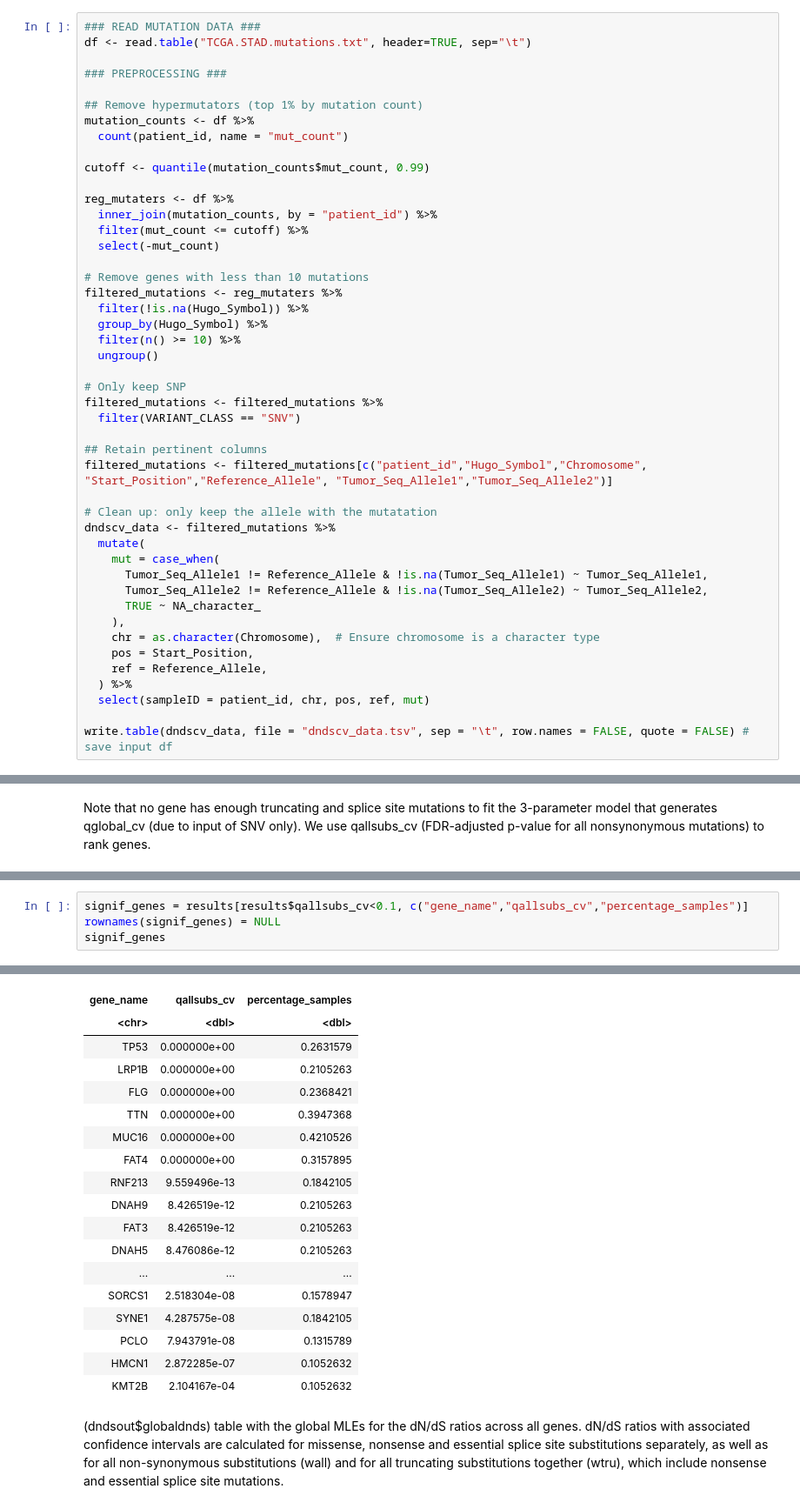
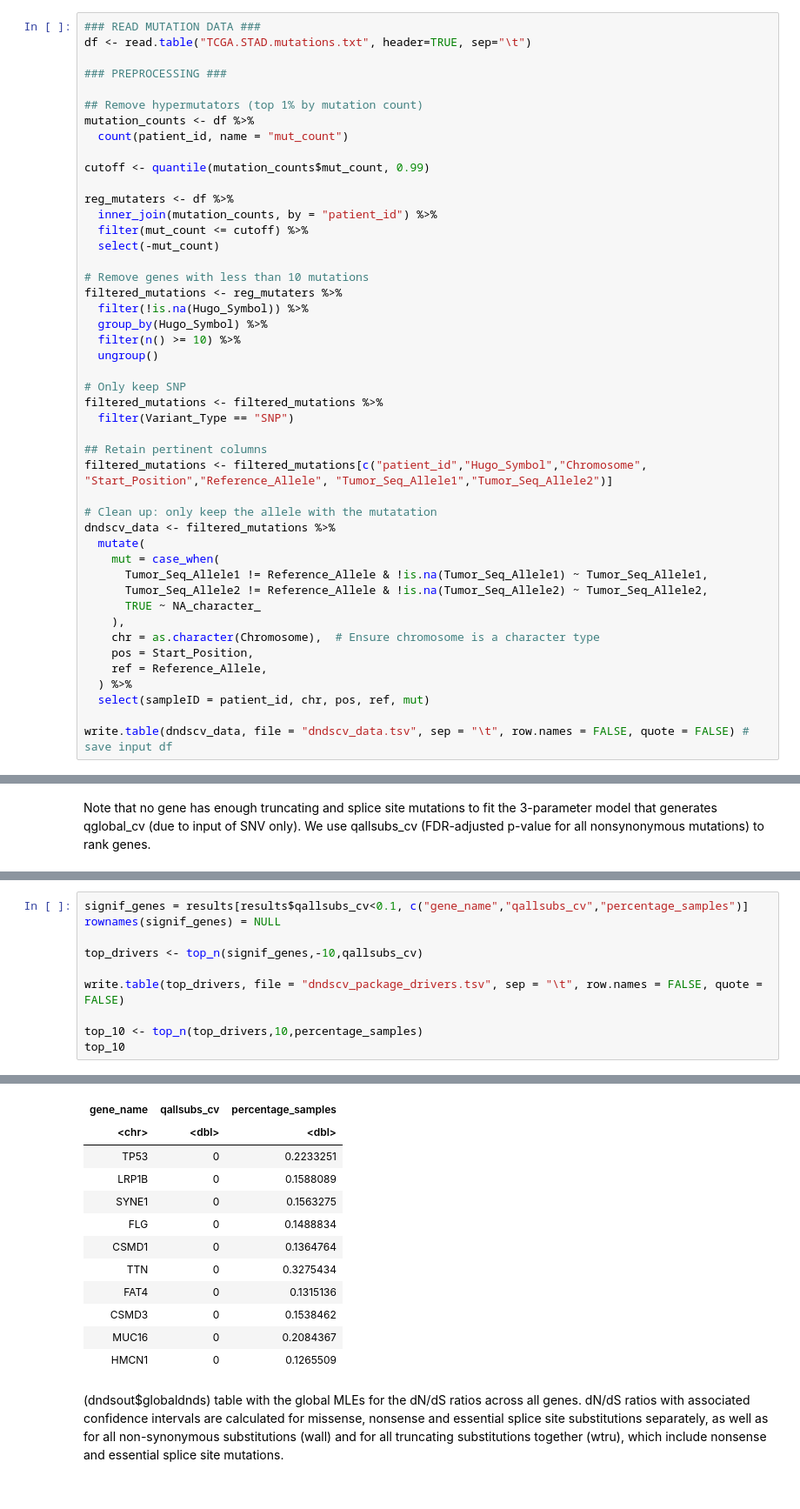
Before and after one commit to anl078/ECE204Repo, a Jupyter notebook: project2/R_dNdScv.ipynb, the cells around one changed output, grey strips where cells are left out. Shown at 87% size. Drawn from its saved outputs; the diff is of its cells as text.

```diff
--- a/project2/R_dNdScv.ipynb
+++ b/project2/R_dNdScv.ipynb
@@ -110,7 +57,7 @@ filtered_mutations <- reg_mutaters %>%
 
 # Only keep SNP
 filtered_mutations <- filtered_mutations %>%
-  filter(VARIANT_CLASS == "SNV")
+  filter(Variant_Type == "SNP")
 
 ## Retain pertinent columns
 filtered_mutations <- filtered_mutations[c("patient_id","Hugo_Symbol","Chromosome", "Start_Position","Reference_Allele", "Tumor_Seq_Allele1","Tumor_Seq_Allele2")]
@@ -214,5 +159,11 @@ A data.frame: 20091 × 15
 # %%
 signif_genes = results[results$qallsubs_cv<0.1, c("gene_name","qallsubs_cv","percentage_samples")]
 rownames(signif_genes) = NULL
-signif_genes
+
+top_drivers <- top_n(signif_genes,-10,qallsubs_cv)
+
+write.table(top_drivers, file = "dndscv_package_drivers.tsv", sep = "\t", row.names = FALSE, quote = FALSE)
+
+top_10 <- top_n(top_drivers,10,percentage_samples)
+top_10
 # %% [output]
@@ -220,21 +171,15 @@ A data.frame: 20 × 3
 | gene_name | qallsubs_cv | percentage_samples |
 | <chr> | <dbl> | <dbl> |
-| TP53 | 0.000000e+00 | 0.2631579 |
-| LRP1B | 0.000000e+00 | 0.2105263 |
-| FLG | 0.000000e+00 | 0.2368421 |
-| TTN | 0.000000e+00 | 0.3947368 |
-| MUC16 | 0.000000e+00 | 0.4210526 |
-| FAT4 | 0.000000e+00 | 0.3157895 |
-| RNF213 | 9.559496e-13 | 0.1842105 |
-| DNAH9 | 8.426519e-12 | 0.2105263 |
-| FAT3 | 8.426519e-12 | 0.2105263 |
-| DNAH5 | 8.476086e-12 | 0.2105263 |
-| ... | ... | ... |
-| SORCS1 | 2.518304e-08 | 0.1578947 |
-| SYNE1 | 4.287575e-08 | 0.1842105 |
-| PCLO | 7.943791e-08 | 0.1315789 |
-| HMCN1 | 2.872285e-07 | 0.1052632 |
-| KMT2B | 2.104167e-04 | 0.1052632 |
+| TP53 | 0 | 0.2233251 |
+| LRP1B | 0 | 0.1588089 |
+| SYNE1 | 0 | 0.1563275 |
+| FLG | 0 | 0.1488834 |
+| CSMD1 | 0 | 0.1364764 |
+| TTN | 0 | 0.3275434 |
+| FAT4 | 0 | 0.1315136 |
+| CSMD3 | 0 | 0.1538462 |
+| MUC16 | 0 | 0.2084367 |
+| HMCN1 | 0 | 0.1265509 |
 # %% [markdown]
 (dndsout$globaldnds) table with the global MLEs for the dN/dS ratios across all genes. dN/dS ratios with associated confidence intervals are calculated for missense, nonsense and essential splice site substitutions separately, as well as for all non-synonymous substitutions (wall) and for all truncating substitutions together (wtru), which include nonsense and essential splice site mutations.
 # %%
```
Also changed, not shown: parts of 10 cells of this notebook.
